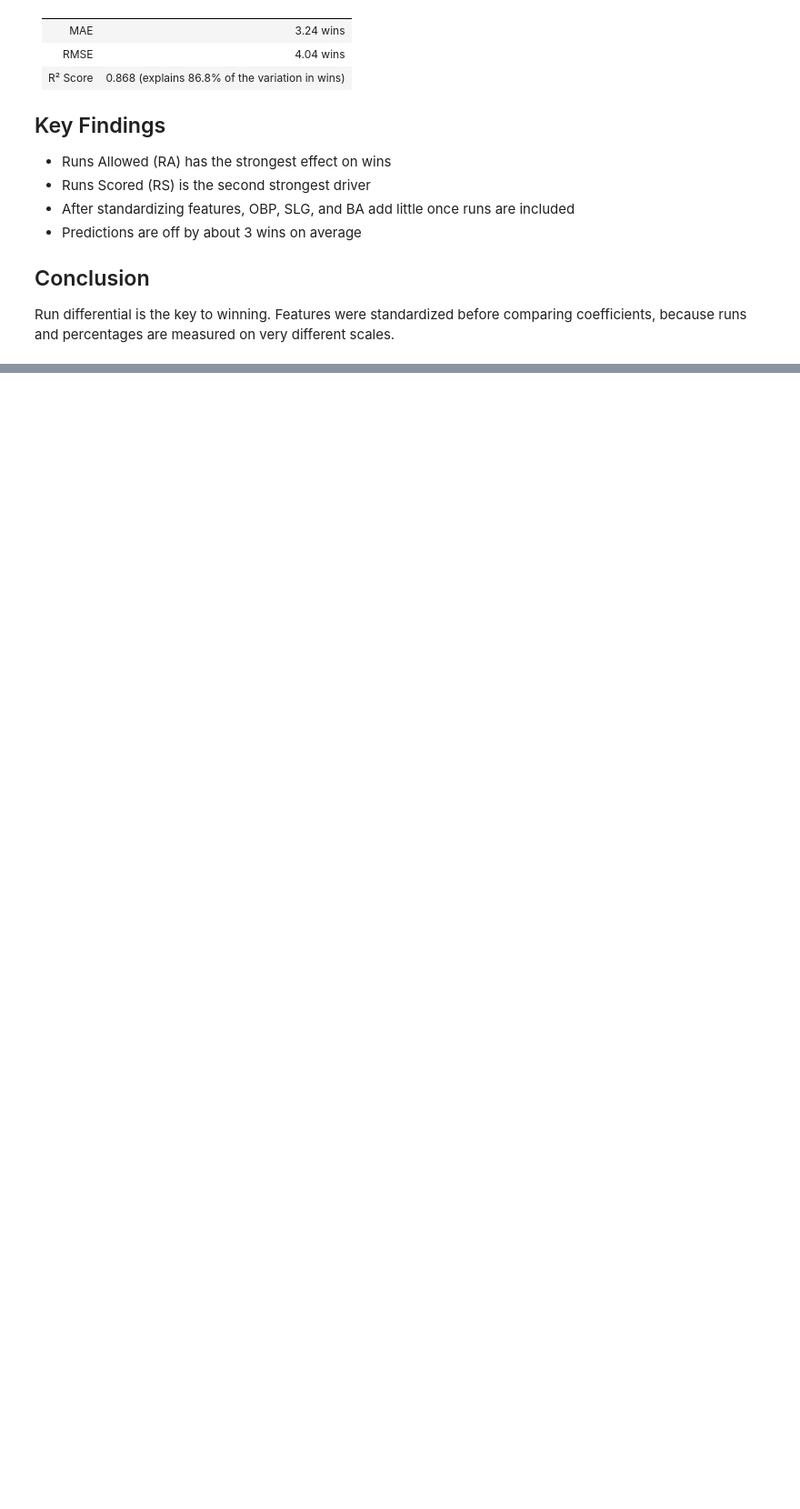
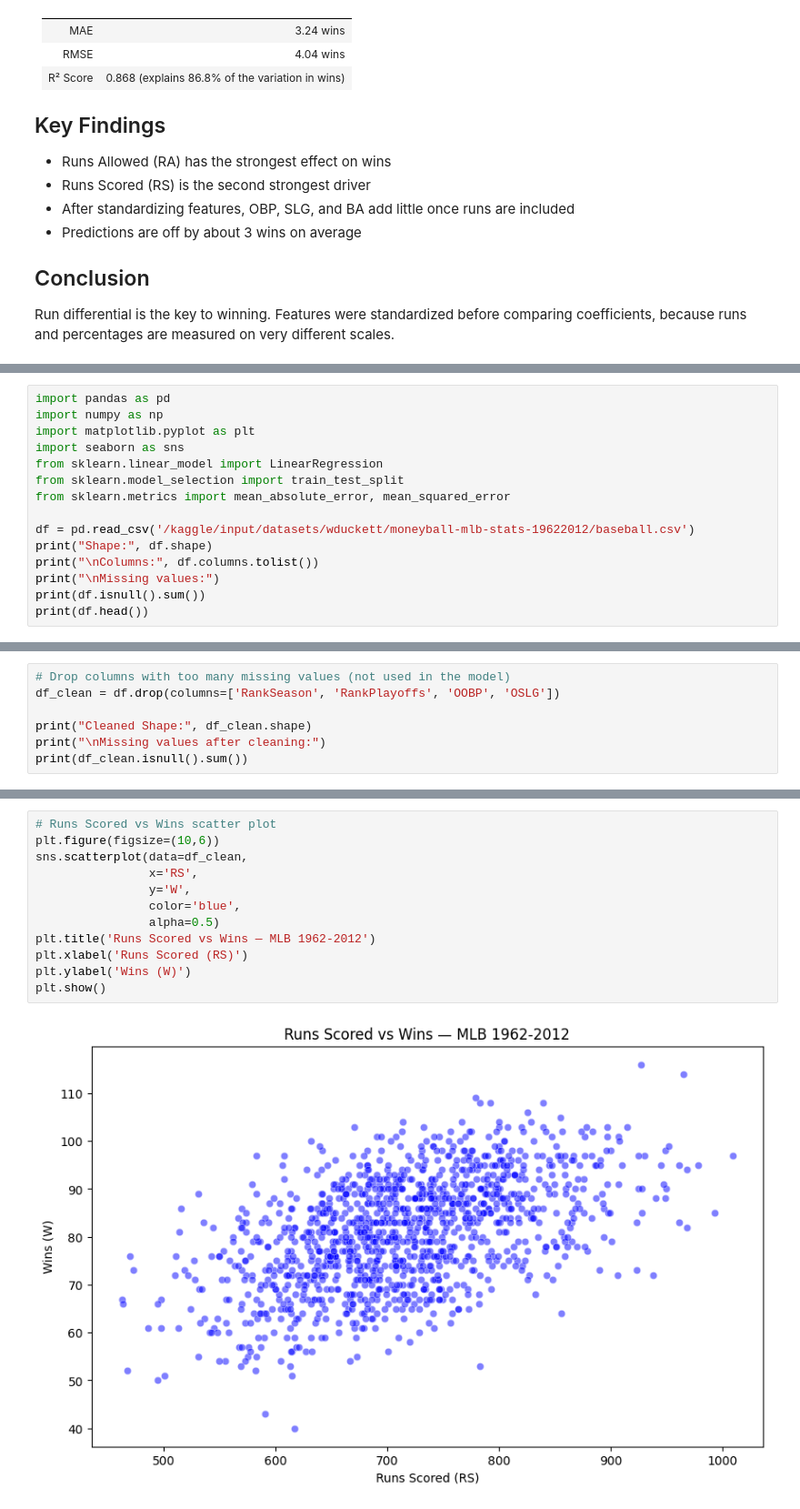
Before and after one commit to Lalita-Canada/bank-customer-churn-analysis, a Jupyter notebook: baseball-statistical-modeling-linear-regression.ipynb, the cells around one changed output, grey strips where cells are left out. Shown at 91% size. Saved outputs shown, nothing was run; the diff lists cells and outputs as text; blank space fills up the shorter version.

Commit message:
Kaggle Notebook | Baseball Statistical Modeling - Linear Regression  | Version 6

```diff
--- a/baseball-statistical-modeling-linear-regression.ipynb
+++ b/baseball-statistical-modeling-linear-regression.ipynb
@@ -146,0 +31,15 @@ print("Run differential (runs scored minus runs allowed) is the key to winning."
+# %%
+import pandas as pd
+import numpy as np
+import matplotlib.pyplot as plt
+import seaborn as sns
+from sklearn.linear_model import LinearRegression
+from sklearn.model_selection import train_test_split
+from sklearn.metrics import mean_absolute_error, mean_squared_error
+
+df = pd.read_csv('/kaggle/input/datasets/wduckett/moneyball-mlb-stats-19622012/baseball.csv')
+print("Shape:", df.shape)
+print("\nColumns:", df.columns.tolist())
+print("\nMissing values:")
+print(df.isnull().sum())
+print(df.head())
@@ -146,0 +64,7 @@ print("Run differential (runs scored minus runs allowed) is the key to winning."
+# %%
+# Drop columns with too many missing values (not used in the model)
+df_clean = df.drop(columns=['RankSeason', 'RankPlayoffs', 'OOBP', 'OSLG'])
+
+print("Cleaned Shape:", df_clean.shape)
+print("\nMissing values after cleaning:")
+print(df_clean.isnull().sum())
@@ -146,0 +87,14 @@ print("Run differential (runs scored minus runs allowed) is the key to winning."
+# %%
+# Runs Scored vs Wins scatter plot
+plt.figure(figsize=(10,6))
+sns.scatterplot(data=df_clean,
+                x='RS',
+                y='W',
+                color='blue',
+                alpha=0.5)
+plt.title('Runs Scored vs Wins — MLB 1962-2012')
+plt.xlabel('Runs Scored (RS)')
+plt.ylabel('Wins (W)')
+plt.show()
+# %% [output]
+[figure, added]
```
Also changed, not shown: parts of 14 cells of this notebook.
